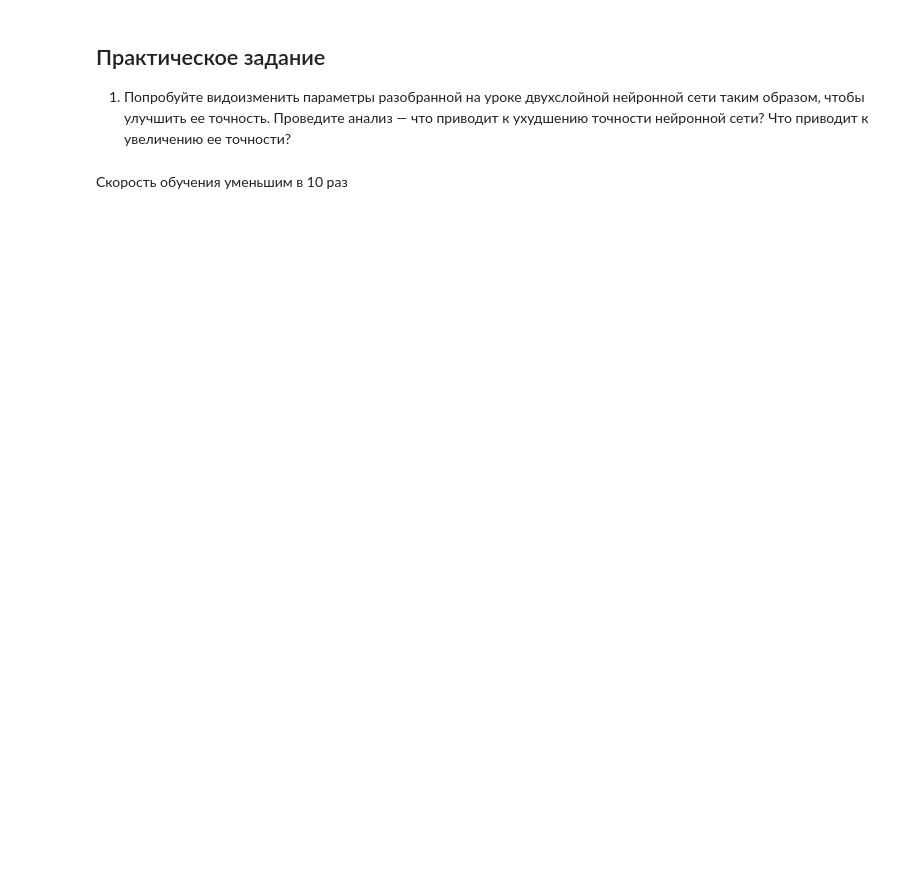
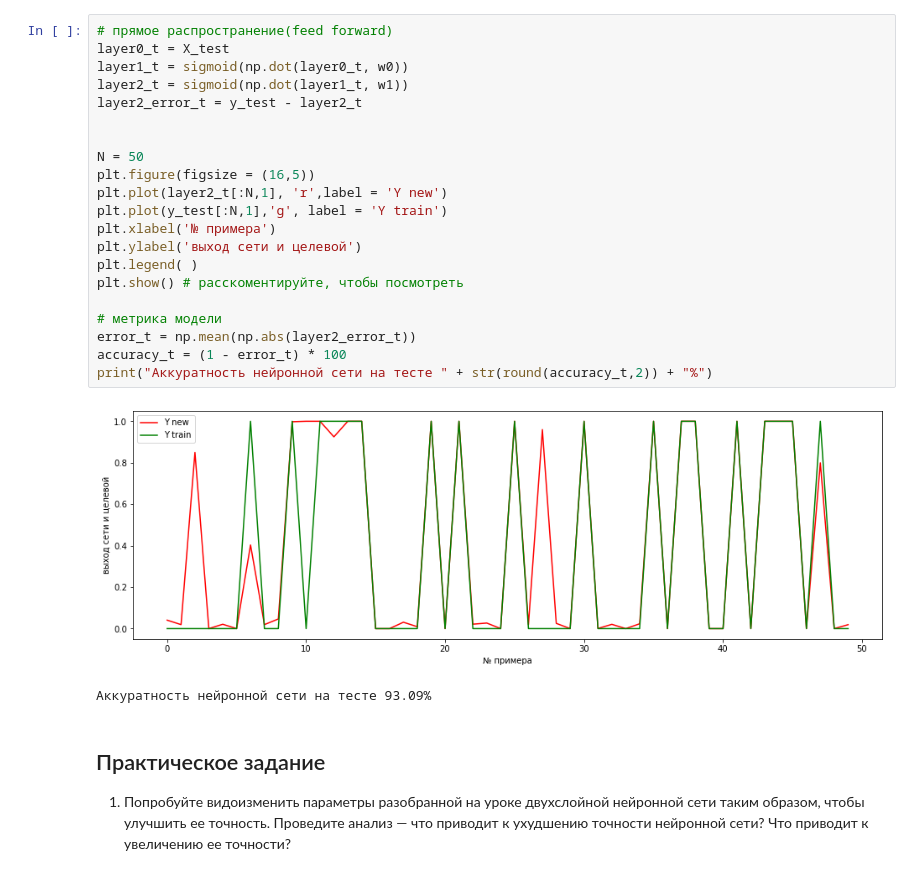
Before and after one commit to SimreAniri/Neural-Networks, a Jupyter notebook: Lesson 1.ipynb, the cells around one changed output. Drawn from its saved outputs; the diff is of its cells as text; blank space fills up the shorter version.

```diff
--- a/Lesson 1.ipynb
+++ b/Lesson 1.ipynb
@@ -124,8 +142,30 @@ print("Точность нейронной сети " + str(round(accuracy,2)) +
+# %%
+# прямое распространение(feed forward)
+layer0_t = X_test
+layer1_t = sigmoid(np.dot(layer0_t, w0))
+layer2_t = sigmoid(np.dot(layer1_t, w1))
+layer2_error_t = y_test - layer2_t
+
+
+N = 50
+plt.figure(figsize = (16,5))
+plt.plot(layer2_t[:N,1], 'r',label = 'Y new')
+plt.plot(y_test[:N,1],'g', label = 'Y train')
+plt.xlabel('№ примера')
+plt.ylabel('выход сети и целевой')
+plt.legend( )
+plt.show() # расскоментируйте, чтобы посмотреть
+
+# метрика модели
+error_t = np.mean(np.abs(layer2_error_t))
+accuracy_t = (1 - error_t) * 100
+print("Аккуратность нейронной сети на тесте " + str(round(accuracy_t,2)) + "%")
+# %% [output]
+[figure, added]
+Аккуратность нейронной сети на тесте 93.09%
 # %% [markdown]
 ## Практическое задание
 
 <ol>
     <li>Попробуйте видоизменить параметры разобранной на уроке двухслойной нейронной сети таким образом, чтобы улучшить ее точность. Проведите анализ — что приводит к ухудшению точности нейронной сети? Что приводит к увеличению ее точности?</li>
 </ol>
-# %% [markdown]
-Скорость обучения уменьшим в 10 раз
```
Also changed, not shown: parts of 63 cells of this notebook.
